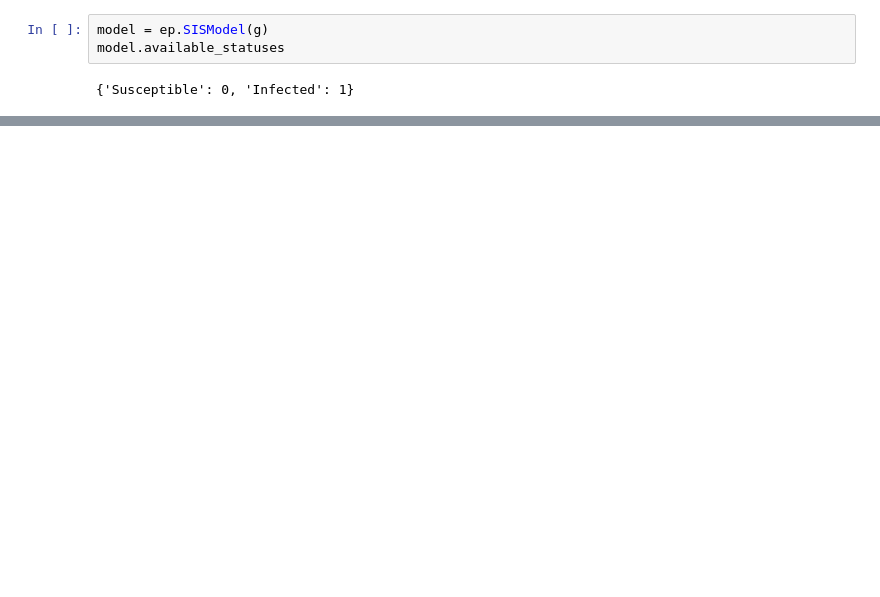
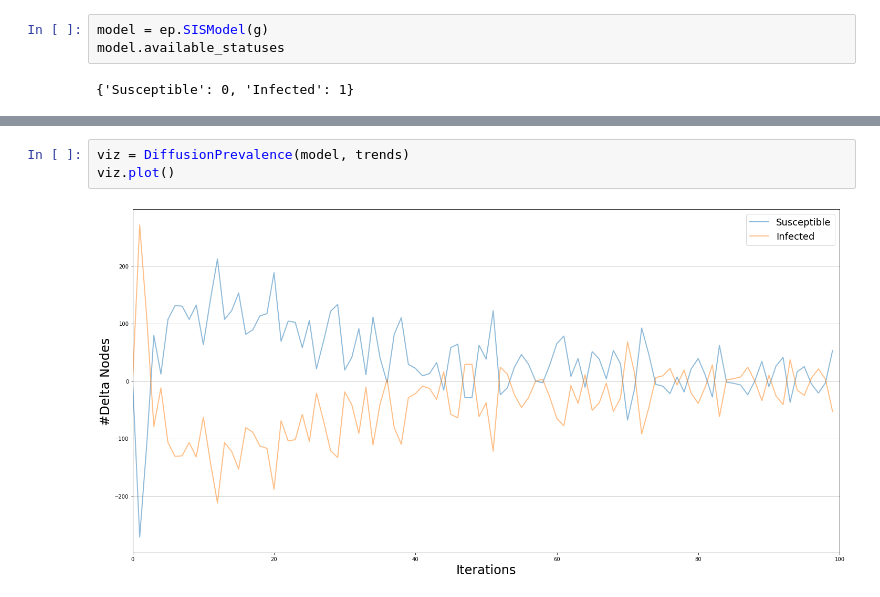
Before and after one commit to pspinaunipi/Project_Social_Network_Analysis, a Jupyter notebook: Infection simulation.ipynb, the cells around one changed output, grey strips where cells are left out. Saved outputs shown, nothing was run; the diff lists cells and outputs as text; blank space fills up the shorter version.

```diff
--- a/Infection simulation.ipynb
+++ b/Infection simulation.ipynb
@@ -153,0 +183,5 @@ viz.plot()
+# %%
+viz = DiffusionPrevalence(model, trends)
+viz.plot()
+# %% [output]
+[figure, added]
```
Also changed, not shown: parts of 16 cells of this notebook.
